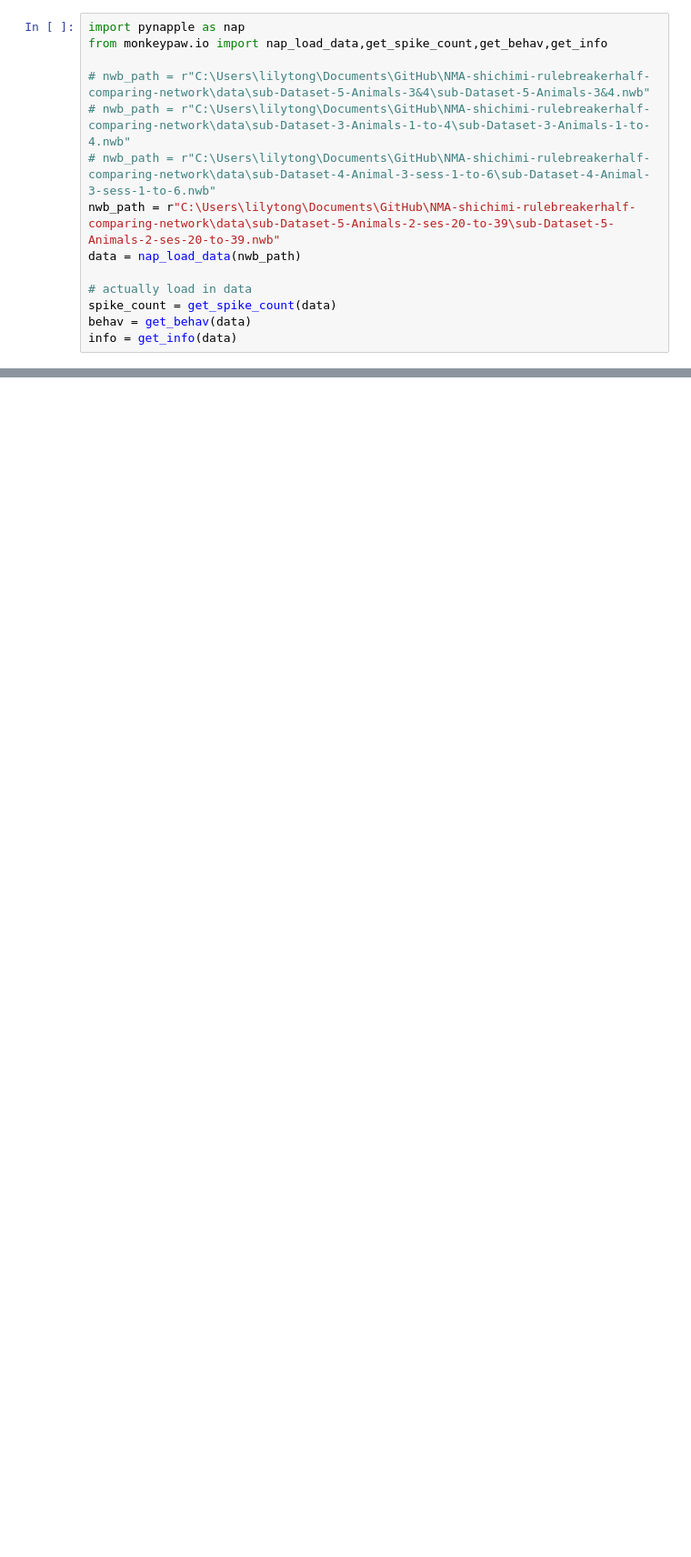
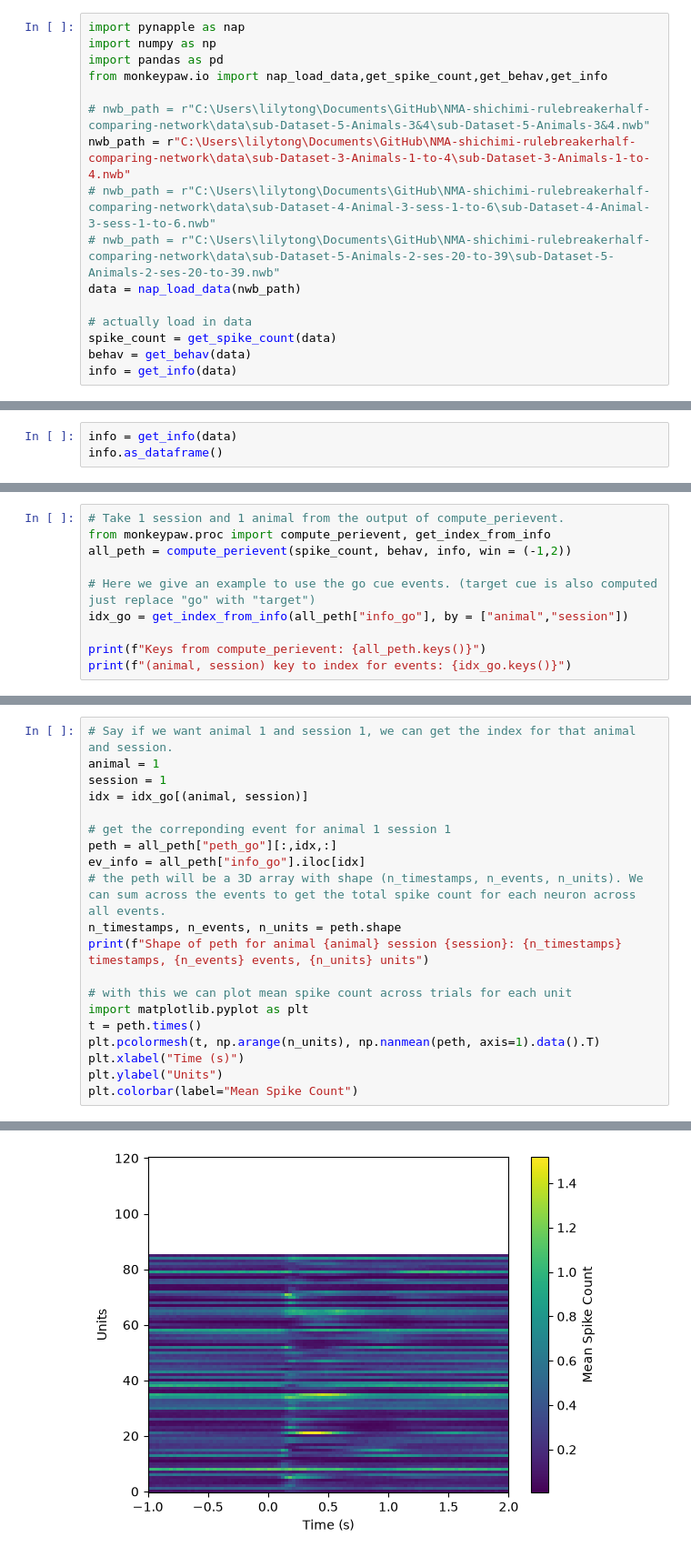
Before and after one commit to lilytong0919/NMA-shichimi-rulebreakerhalf-comparing-network, a Jupyter notebook: peth_test.ipynb, the cells around one changed output, grey strips where cells are left out. Shown at 91% size. Drawn from its saved outputs; the diff is of its cells as text; blank space fills up the shorter version.

```diff
--- a/peth_test.ipynb
+++ b/peth_test.ipynb
@@ -1,11 +1,13 @@
 # %%
 import pynapple as nap
+import numpy as np
+import pandas as pd
 from monkeypaw.io import nap_load_data,get_spike_count,get_behav,get_info
 
 # nwb_path = r"C:\Users\lilytong\Documents\GitHub\NMA-shichimi-rulebreakerhalf-comparing-network\data\sub-Dataset-5-Animals-3&4\sub-Dataset-5-Animals-3&4.nwb"
-# nwb_path = r"C:\Users\lilytong\Documents\GitHub\NMA-shichimi-rulebreakerhalf-comparing-network\data\sub-Dataset-3-Animals-1-to-4\sub-Dataset-3-Animals-1-to-4.nwb"
+nwb_path = r"C:\Users\lilytong\Documents\GitHub\NMA-shichimi-rulebreakerhalf-comparing-network\data\sub-Dataset-3-Animals-1-to-4\sub-Dataset-3-Animals-1-to-4.nwb"
 # nwb_path = r"C:\Users\lilytong\Documents\GitHub\NMA-shichimi-rulebreakerhalf-comparing-network\data\sub-Dataset-4-Animal-3-sess-1-to-6\sub-Dataset-4-Animal-3-sess-1-to-6.nwb"
-nwb_path = r"C:\Users\lilytong\Documents\GitHub\NMA-shichimi-rulebreakerhalf-comparing-network\data\sub-Dataset-5-Animals-2-ses-20-to-39\sub-Dataset-5-Animals-2-ses-20-to-39.nwb"
+# nwb_path = r"C:\Users\lilytong\Documents\GitHub\NMA-shichimi-rulebreakerhalf-comparing-network\data\sub-Dataset-5-Animals-2-ses-20-to-39\sub-Dataset-5-Animals-2-ses-20-to-39.nwb"
 data = nap_load_data(nwb_path)
 
 # actually load in data
@@ -47,0 +26,3 @@ ev_go
+# %%
+info = get_info(data)
+info.as_dataframe()
@@ -47,0 +45,10 @@ ev_go
+# %%
+# Take 1 session and 1 animal from the output of compute_perievent.
+from monkeypaw.proc import compute_perievent, get_index_from_info
+all_peth = compute_perievent(spike_count, behav, info, win = (-1,2))
+
+# Here we give an example to use the go cue events. (target cue is also computed just replace "go" with "target")
+idx_go = get_index_from_info(all_peth["info_go"], by = ["animal","session"])
+
+print(f"Keys from compute_perievent: {all_peth.keys()}")
+print(f"(animal, session) key to index for events: {idx_go.keys()}")
@@ -47,0 +58,21 @@ ev_go
+# %%
+# Say if we want animal 1 and session 1, we can get the index for that animal and session.
+animal = 1
+session = 1
+idx = idx_go[(animal, session)]
+
+# get the correponding event for animal 1 session 1
+peth = all_peth["peth_go"][:,idx,:]
+ev_info = all_peth["info_go"].iloc[idx]
+# the peth will be a 3D array with shape (n_timestamps, n_events, n_units). We can sum across the events to get the total spike count for each neuron across all events.
+n_timestamps, n_events, n_units = peth.shape
+print(f"Shape of peth for animal {animal} session {session}: {n_timestamps} timestamps, {n_events} events, {n_units} units")
+
+# with this we can plot mean spike count across trials for each unit
+import matplotlib.pyplot as plt
+t = peth.times()
+plt.pcolormesh(t, np.arange(n_units), np.nanmean(peth, axis=1).data().T)
+plt.xlabel("Time (s)")
+plt.ylabel("Units")
+plt.colorbar(label="Mean Spike Count")
+# %% [output]
@@ -47,0 +81 @@ ev_go
+[figure, added]
```
Also changed, not shown: parts of 14 cells of this notebook.
